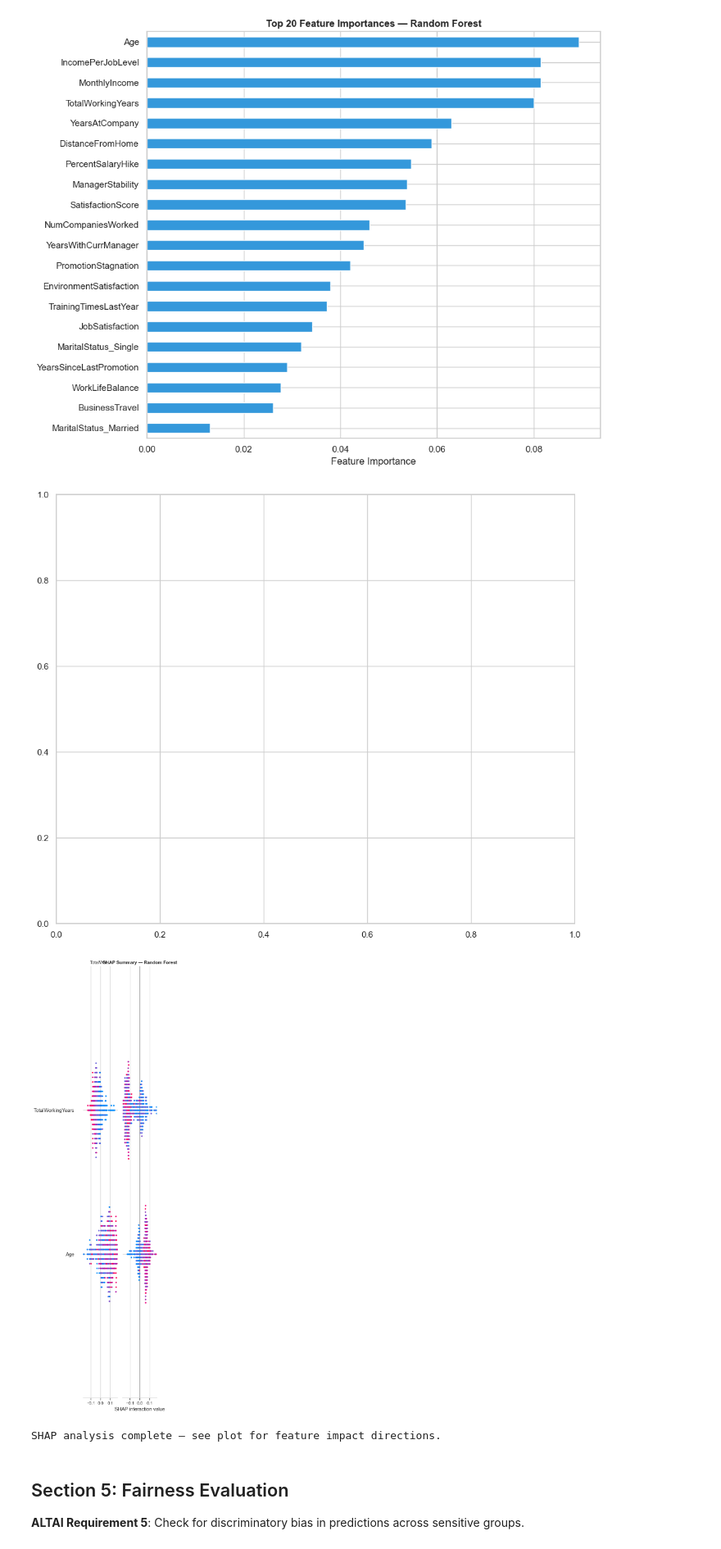
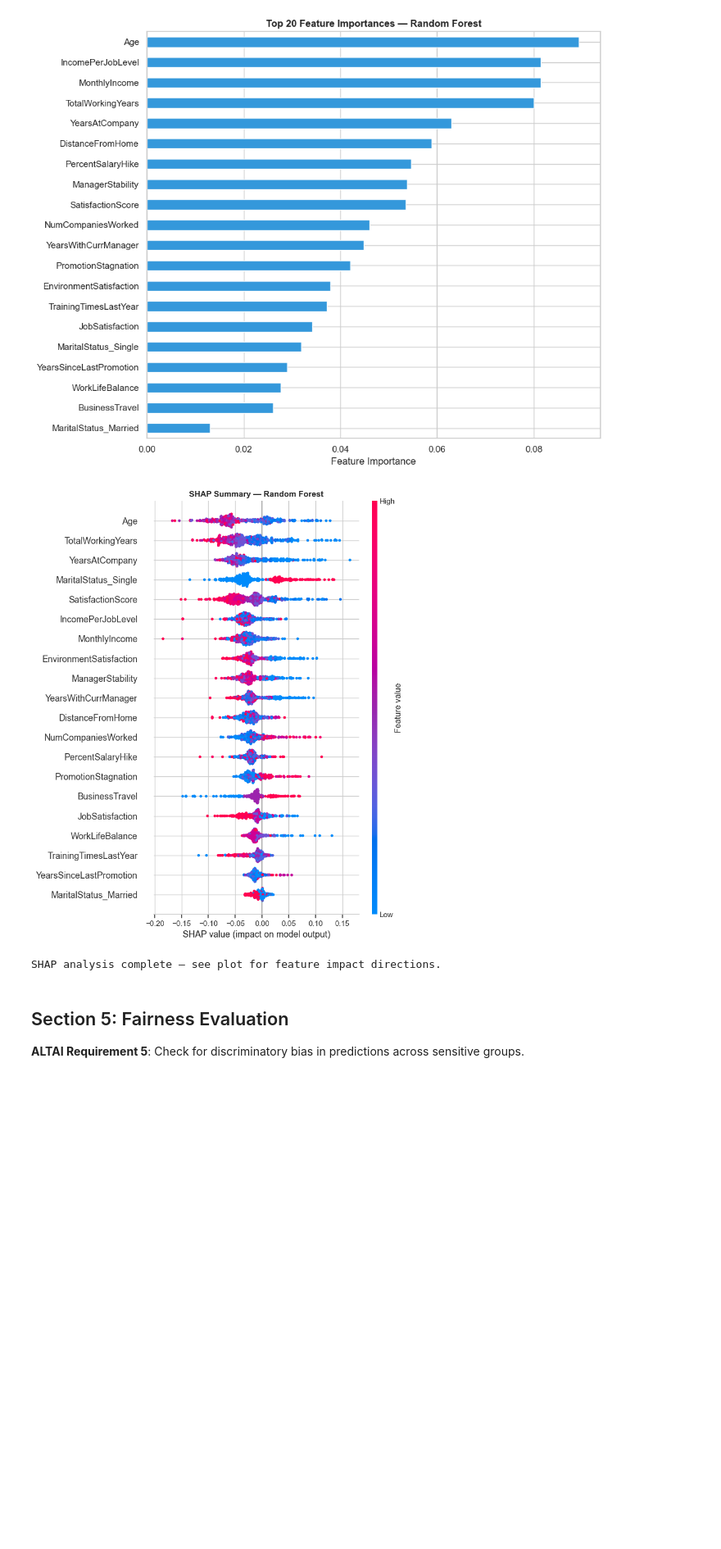
Before and after one commit to aymen-elo/Human-For-You, a Jupyter notebook: notebooks/05_Model_Optimization.ipynb, the cells around one changed output. Shown at 82% size. Cells and saved outputs as stored; diff of their text form; code cells hidden in the pictures; blank space fills up the shorter version.

```diff
--- a/notebooks/05_Model_Optimization.ipynb
+++ b/notebooks/05_Model_Optimization.ipynb
@@ -345,38 +345,43 @@ Detailed analysis on: Random Forest
 # %%
 # ==============================================================================
 # SHAP VALUES — Explainability
 # ==============================================================================
 
 try:
     import shap
 
     explainer = shap.TreeExplainer(best_model)
     # Use a sample for speed
     X_sample = X_test.sample(min(500, len(X_test)), random_state=42)
     shap_values = explainer.shap_values(X_sample)
 
-    # If binary classification, take class 1 SHAP values
+    # Handle different SHAP return formats for binary classification:
+    # - list of 2 arrays (older SHAP):  each (n_samples, n_features)  -> take [1]
+    # - 3D ndarray shape (n_samples, n_features, 2) (newer SHAP)     -> take [:, :, 1]
+    # - 2D ndarray (n_samples, n_features):  already class-1 values  -> use as-is
     if isinstance(shap_values, list):
         shap_vals = shap_values[1]
+    elif isinstance(shap_values, np.ndarray) and shap_values.ndim == 3:
+        shap_vals = shap_values[:, :, 1]   # last axis = class index
     else:
         shap_vals = shap_values
 
-    # Summary plot
-    fig, ax = plt.subplots(figsize=(12, 10))
+    # Summary plot — SHAP draws on the *current* matplotlib axes,
+    # so we set the figure size via plt.figure() (not plt.subplots)
+    plt.figure(figsize=(12, 10))
     shap.summary_plot(shap_vals, X_sample, show=False, max_display=20)
     plt.title(f"SHAP Summary — {best_name}", fontweight="bold")
     plt.tight_layout()
     plt.savefig(f"{OUTPUT_DIR}/shap_summary.png", bbox_inches="tight")
     plt.show()
 
     print("SHAP analysis complete — see plot for feature impact directions.")
 
 except ImportError:
     print("SHAP not installed. Install with: pip install shap")
     print("Falling back to built-in feature importance only.")
 # %% [output]
-[figure, old version]
+[figure, new version]
-[figure, removed]
 SHAP analysis complete — see plot for feature impact directions.
 # %% [markdown]
 ## Section 5: Fairness Evaluation
```
Also changed, not shown: parts of 7 cells of this notebook.
